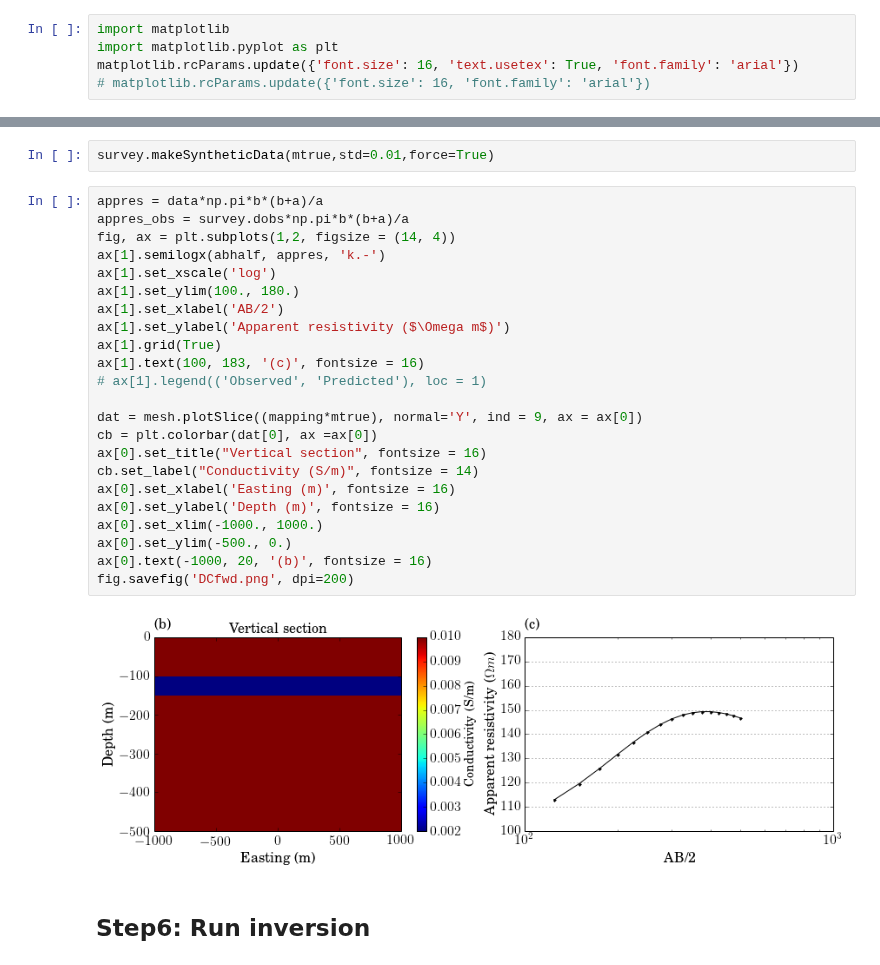
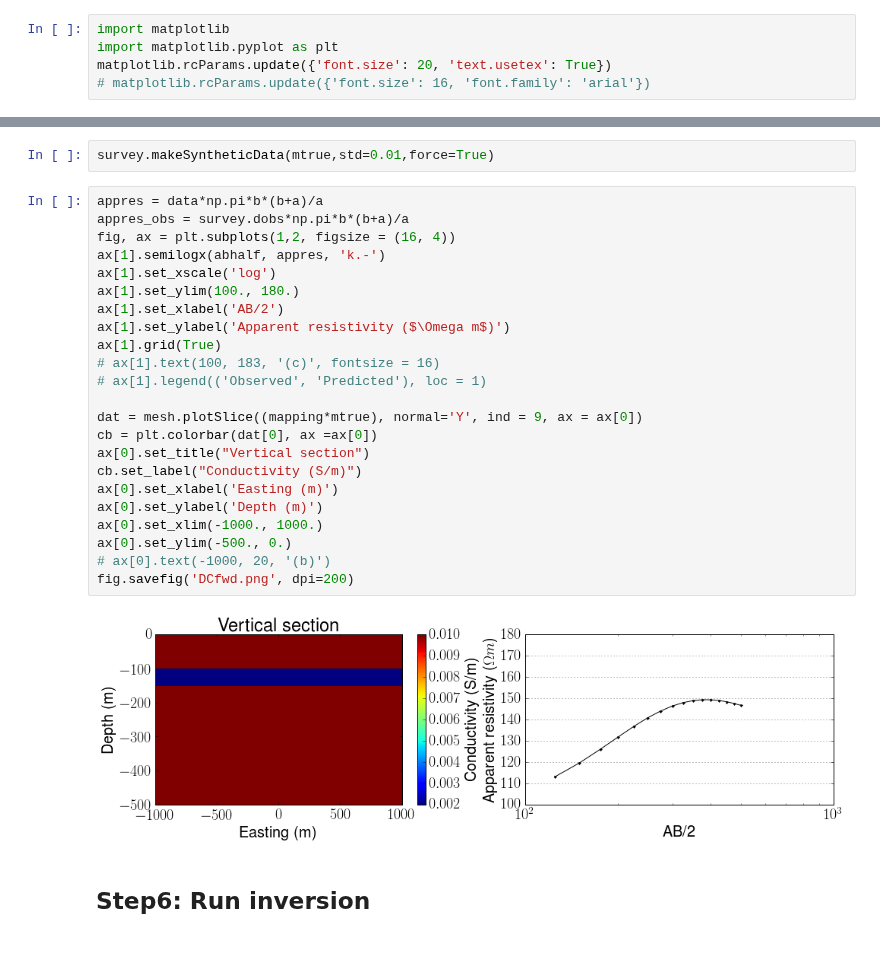
Before and after one commit to simpeg/simpeg, a Jupyter notebook: notebooks/DC_schumberger_Inv.ipynb, the cells around one changed output, grey strips where cells are left out. Saved outputs shown, nothing was run; the diff lists cells and outputs as text.

```diff
--- a/notebooks/DC_schumberger_Inv.ipynb
+++ b/notebooks/DC_schumberger_Inv.ipynb
@@ -9,7 +9,7 @@ Populating the interactive namespace from numpy and matplotlib
 # %%
 import matplotlib
 import matplotlib.pyplot as plt
-matplotlib.rcParams.update({'font.size': 16, 'text.usetex': True, 'font.family': 'arial'})
+matplotlib.rcParams.update({'font.size': 20, 'text.usetex': True})
 # matplotlib.rcParams.update({'font.size': 16, 'font.family': 'arial'})
 # %% [markdown]
 # 1D DC inversion of Schlumberger array
@@ -174,28 +181,28 @@ survey.makeSyntheticData(mtrue,std=0.01,force=True)
 # %%
 appres = data*np.pi*b*(b+a)/a
 appres_obs = survey.dobs*np.pi*b*(b+a)/a
-fig, ax = plt.subplots(1,2, figsize = (14, 4))
+fig, ax = plt.subplots(1,2, figsize = (16, 4))
 ax[1].semilogx(abhalf, appres, 'k.-')
 ax[1].set_xscale('log')
 ax[1].set_ylim(100., 180.)
 ax[1].set_xlabel('AB/2')
 ax[1].set_ylabel('Apparent resistivity ($\Omega m$)')
 ax[1].grid(True)
-ax[1].text(100, 183, '(c)', fontsize = 16)
+# ax[1].text(100, 183, '(c)', fontsize = 16)
 # ax[1].legend(('Observed', 'Predicted'), loc = 1)
 
 dat = mesh.plotSlice((mapping*mtrue), normal='Y', ind = 9, ax = ax[0])
 cb = plt.colorbar(dat[0], ax =ax[0])
-ax[0].set_title("Vertical section", fontsize = 16)
-cb.set_label("Conductivity (S/m)", fontsize = 14)
-ax[0].set_xlabel('Easting (m)', fontsize = 16)
-ax[0].set_ylabel('Depth (m)', fontsize = 16)
+ax[0].set_title("Vertical section")
+cb.set_label("Conductivity (S/m)")
+ax[0].set_xlabel('Easting (m)')
+ax[0].set_ylabel('Depth (m)')
 ax[0].set_xlim(-1000., 1000.)
 ax[0].set_ylim(-500., 0.)
-ax[0].text(-1000, 20, '(b)', fontsize = 16)
+# ax[0].text(-1000, 20, '(b)')
 fig.savefig('DCfwd.png', dpi=200)
 # %% [output]
-[figure, old version]
+[figure, new version]
 # %% [markdown]
 ## Step6: Run inversion
 # %%
```
Also changed, not shown: parts of 10 cells of this notebook, 9 other files.
